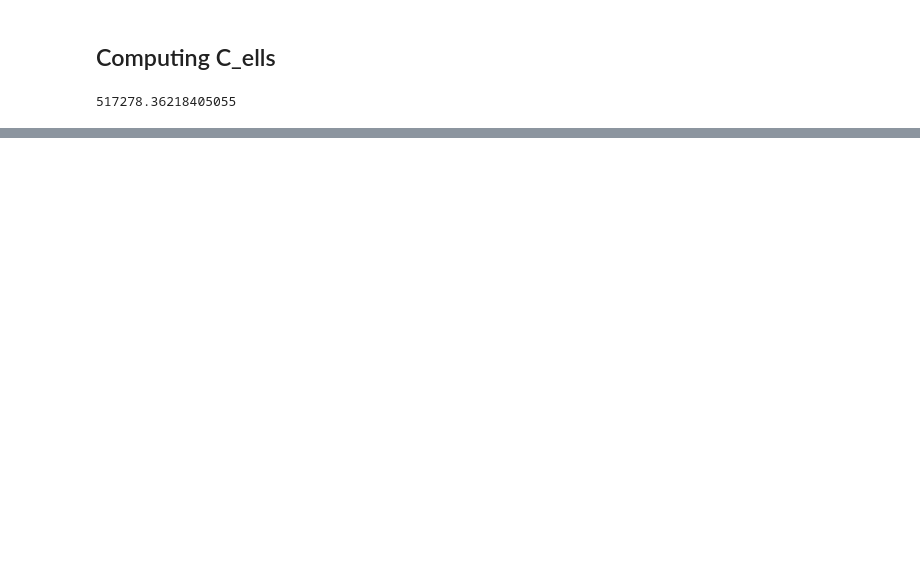
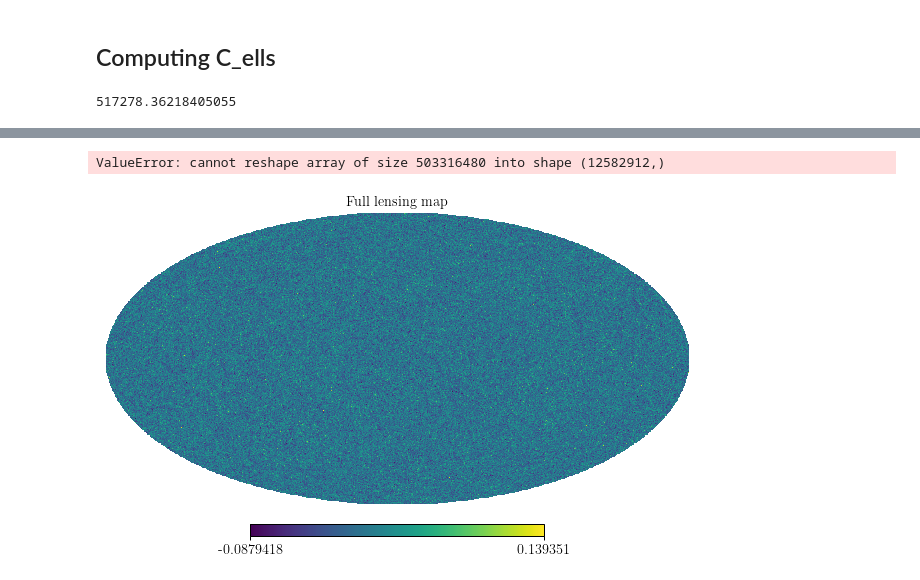
Before and after one commit to adiraju21s/deep_dss, a Jupyter notebook: notebooks/C_ell Analysis.ipynb, the cells around one changed output, grey strips where cells are left out. Cells and saved outputs as stored; diff of their text form; code cells hidden in the pictures; blank space fills up the shorter version.

```diff
--- a/notebooks/C_ell Analysis.ipynb
+++ b/notebooks/C_ell Analysis.ipynb
@@ -50,17 +53,19 @@ plt.rcParams.update({
 # %%
 # Config variables
 config = "ck"
-zscale = True
+zscale = False
 nside = 1024
 order = 2
 gaussian = False
-free_bias = False
+free_bias = True
 prior_low = 0.8
 prior_high = 3.0
 # %%
 # Using covariance Q1 data
-# data = split_count_and_lensing_maps_by_dataset("COVQ1", config=config, covariance=True, zscale=zscale)
-data = split_count_and_lensing_maps_by_vals([201], config=config, covariance=True, zscale=zscale)
+data = split_count_and_lensing_maps_by_dataset("COVQ1", config=config, covariance=True, zscale=zscale,
+                                              gaussian=gaussian, free_bias=free_bias,
+                                              prior_low=prior_low, prior_high=prior_high)
+# data = split_count_and_lensing_maps_by_vals([201], config=config, covariance=True, zscale=zscale)
 # %%
 data
 # %% [output]
@@ -125,6 +137,8 @@ lensing_field = nmt.NmtField(mask, [lensing_map])
 # %%
 full_count_map = np.reshape(data[:,:,0], (48*262144))
 full_lensing_map = np.reshape(data[:,:,1], (48*262144))
+# %% [output]
+ValueError: cannot reshape array of size 503316480 into shape (12582912,)
 # %%
 full_count_map = hp.reorder(full_count_map, n2r=True)
 full_lensing_map = hp.reorder(full_lensing_map, n2r=True)
@@ -133,2 +147,4 @@ hp.mollview(full_count_map)
 # %%
-hp.mollview(full_lensing_map)
+hp.mollview(full_lensing_map, title="Full lensing map")
+# %% [output]
+[figure, added]
```
Also changed, not shown: parts of 49 cells of this notebook, 3 other files.
